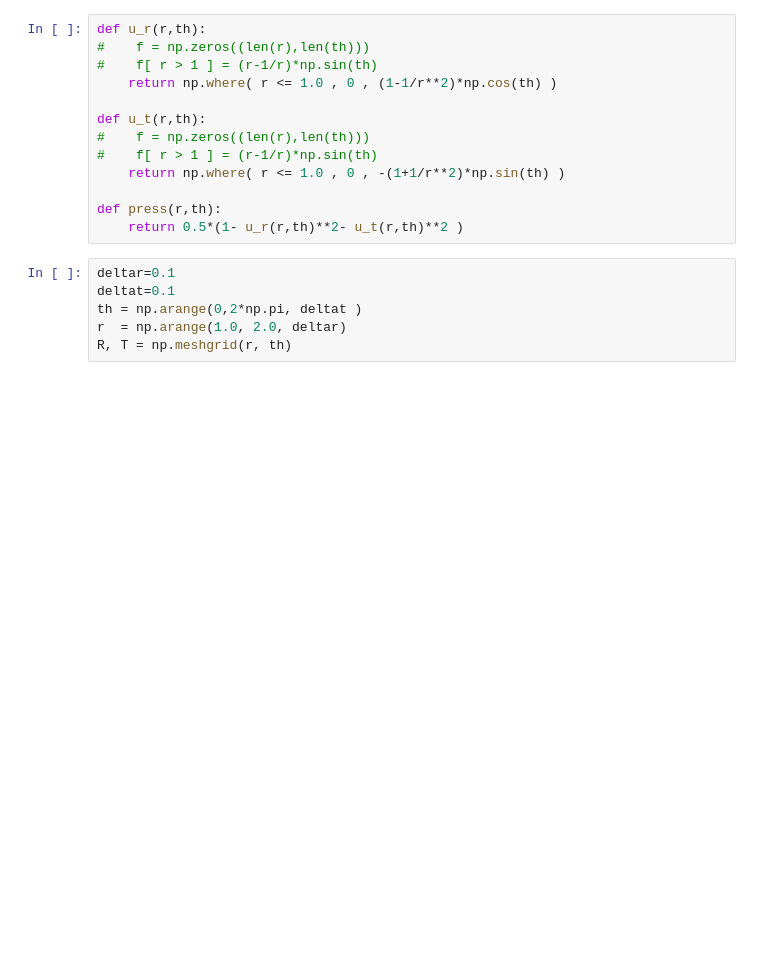
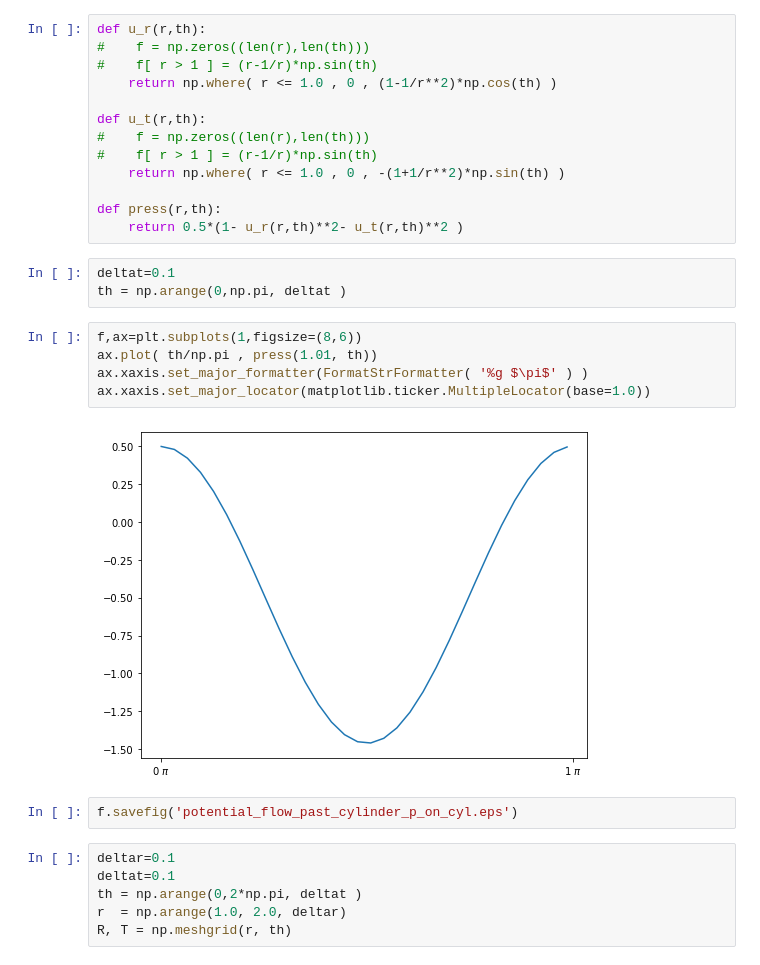
Before and after one commit to ddcampayo/Fluid_Mechanics, a Jupyter notebook: supp_mat/cylinder_vel_p.ipynb, the cells around one changed output. Drawn from its saved outputs; the diff is of its cells as text; blank space fills up the shorter version.

Commit message:
more on flow past cylinder, plus numerous errata

```diff
--- a/supp_mat/cylinder_vel_p.ipynb
+++ b/supp_mat/cylinder_vel_p.ipynb
@@ -38,6 +39,18 @@ def u_t(r,th):
 
 def press(r,th):
     return 0.5*(1- u_r(r,th)**2- u_t(r,th)**2 )
+# %%
+deltat=0.1
+th = np.arange(0,np.pi, deltat )
+# %%
+f,ax=plt.subplots(1,figsize=(8,6))
+ax.plot( th/np.pi , press(1.01, th))
+ax.xaxis.set_major_formatter(FormatStrFormatter( '%g $\pi$' ) )
+ax.xaxis.set_major_locator(matplotlib.ticker.MultipleLocator(base=1.0))
+# %% [output]
+[figure, added]
+# %%
+f.savefig('potential_flow_past_cylinder_p_on_cyl.eps')
 # %%
 deltar=0.1
 deltat=0.1
```
Also changed, not shown: parts of 2 cells of this notebook, 6 other files.
